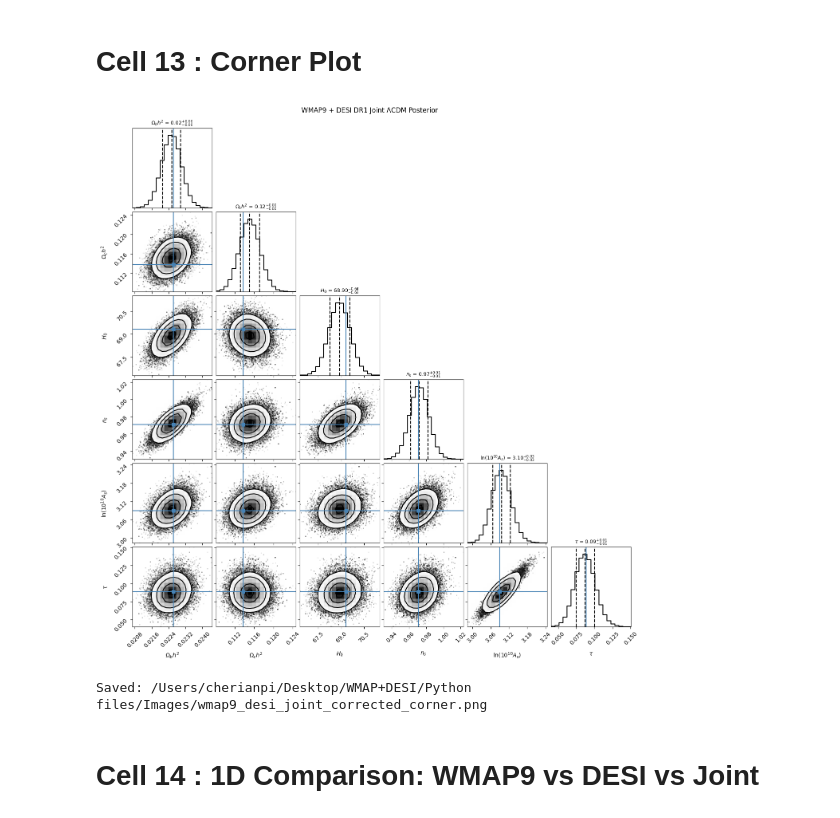
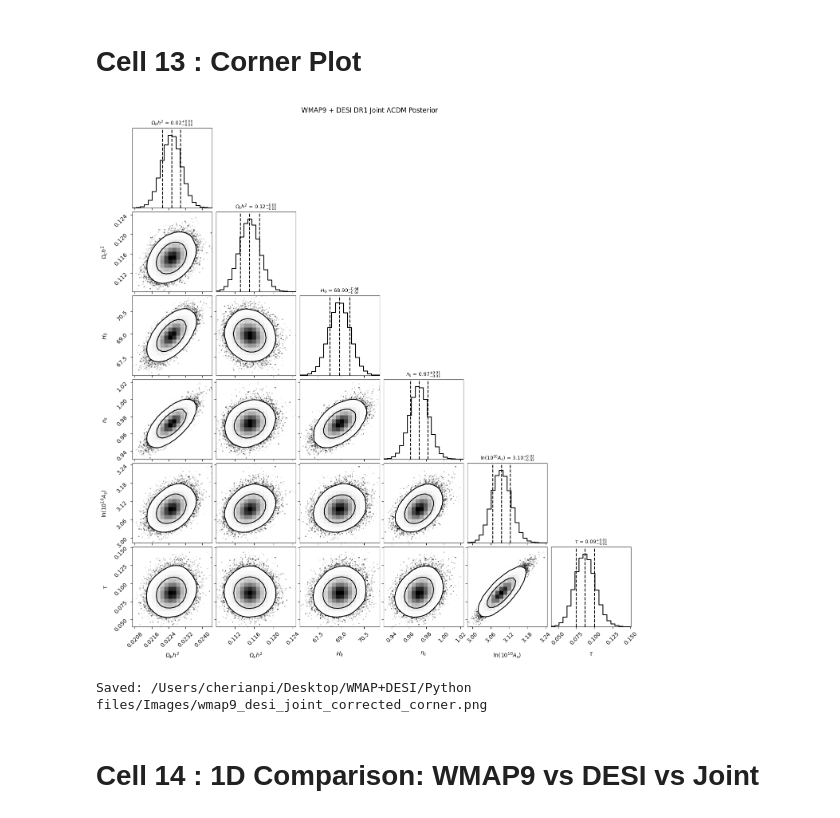
Before and after one commit to Cherian-pi/wmap9-desi-joint, a Jupyter notebook: notebooks/04_wmap9_desi_joint_lcdm.ipynb, the cells around one changed output. Drawn from its saved outputs; the diff is of its cells as text; code cells hidden in the pictures.

```diff
--- a/notebooks/04_wmap9_desi_joint_lcdm.ipynb
+++ b/notebooks/04_wmap9_desi_joint_lcdm.ipynb
@@ -920,7 +956,7 @@ try:
     print('Autocorrelation time (primary diagnostic):')
     for name, t in zip(PARAM_NAMES, tau_ac):
         ratio  = NSTEPS / t
-        status = 'CONVERGED' if ratio > 50 else ('OK' if ratio > 20 else 'NEED MORE STEPS')
+        status = 'N/tau > 50' if ratio > 50 else ('N/tau > 20' if ratio > 20 else 'N/tau < 20')
         print(f'  tau({name:8s}) = {t:6.1f}   NSTEPS/tau = {ratio:5.1f}   [{status}]')
     NBURN_AUTO = min(max(NBURN, int(np.ceil(5 * np.max(tau_ac)))), NSTEPS // 2)
 except Exception as e:
@@ -1037,21 +1073,20 @@ Saved: /Users/cherianpi/Desktop/WMAP+DESI/Python files/Images/wmap9_desi_joint_c
 # %%
 fig = corner.corner(
     flat,
     labels=PARAM_LABELS,
     quantiles=[0.16, 0.50, 0.84],
     show_titles=True,
     title_kwargs={'fontsize': 9},
     smooth=1.0, smooth1d=1.0,
-    truths=[0.02264, 0.1138, 69.32, 0.9710, 3.089, 0.089],
-    truth_color='steelblue'
+    levels=(0.68, 0.95)
 )
 fig.suptitle('WMAP9 + DESI DR1 Joint \u039bCDM Posterior', y=1.01, fontsize=12)
 fname = IMG_DIR + f'/wmap9_desi_joint_{tag}_corner.png'
 fig.savefig(fname, dpi=150, bbox_inches='tight')
 plt.show()
 print(f'Saved: {fname}')
 # %% [output]
-[figure, old version]
+[figure, new version]
 Saved: /Users/cherianpi/Desktop/WMAP+DESI/Python files/Images/wmap9_desi_joint_corrected_corner.png
 # %% [markdown]
 # Cell 14 : 1D Comparison: WMAP9 vs DESI vs Joint
```
Also changed, not shown: parts of 29 cells of this notebook.
